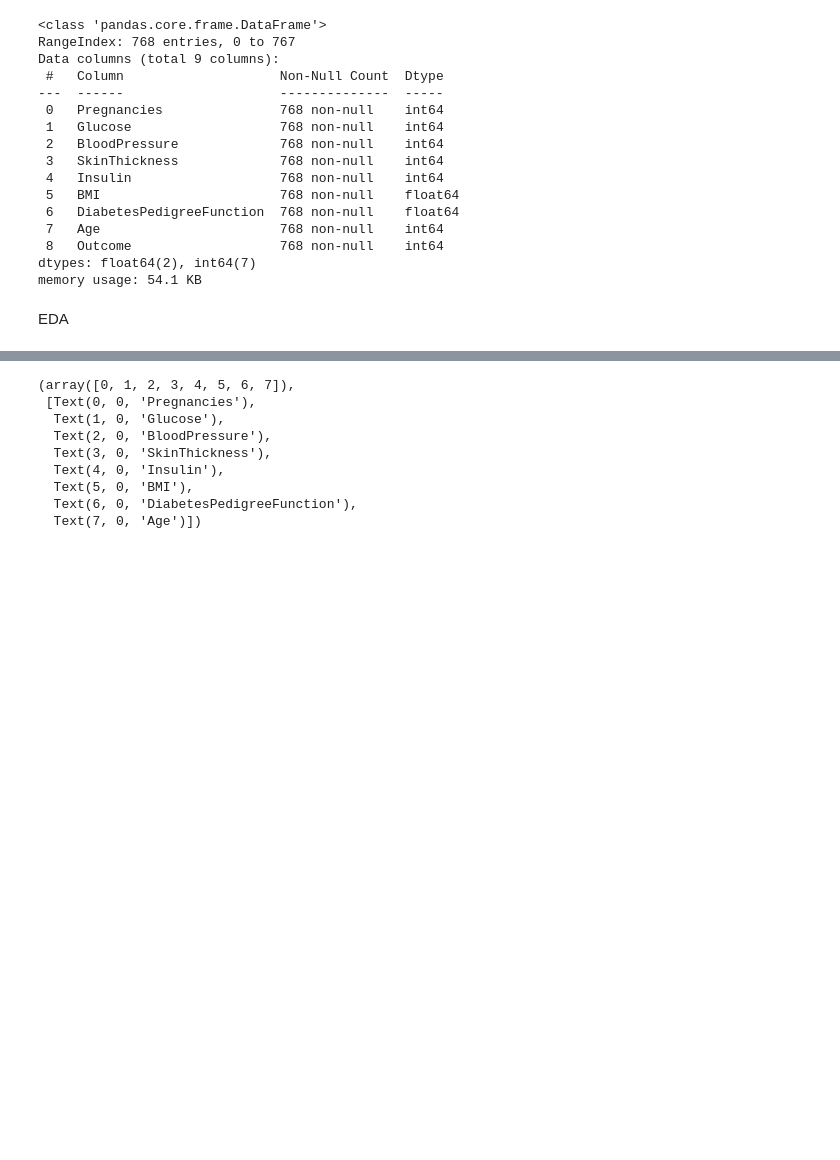
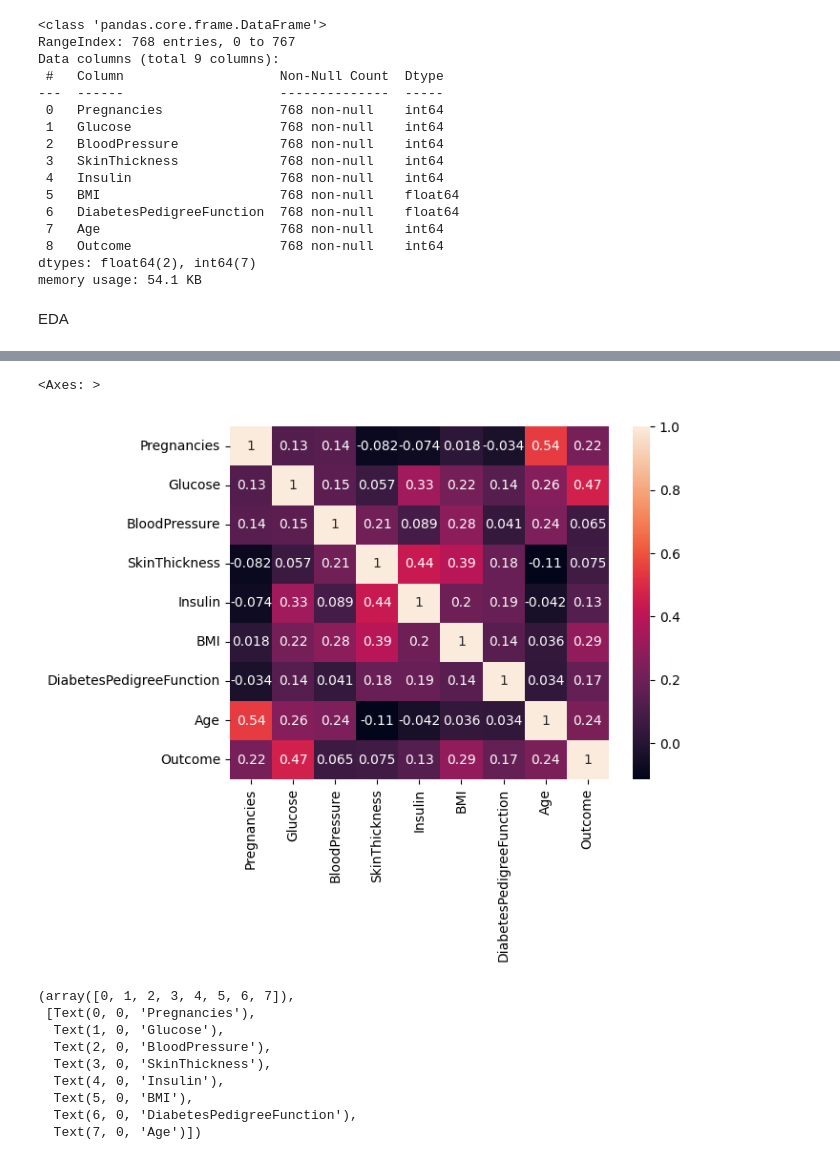
Before and after one commit to jronald88/Decision-Tree-Project, a Jupyter notebook: src/explore.ipynb, the cells around one changed output, grey strips where cells are left out. Cells and saved outputs as stored; diff of their text form; code cells hidden in the pictures; blank space fills up the shorter version.

```diff
--- a/src/explore.ipynb
+++ b/src/explore.ipynb
@@ -103,3 +113,8 @@ EDA
+# %%
+sns.heatmap(df.corr(), annot = True)
+# %% [output]
+<Axes: >
+[figure, added]
 # %%
 pd.plotting.parallel_coordinates(df, "Outcome", color = ("#E58139", "#39E581", "#8139E5"))
 plt.tight_layout()
```
Also changed, not shown: parts of 3 cells of this notebook.
